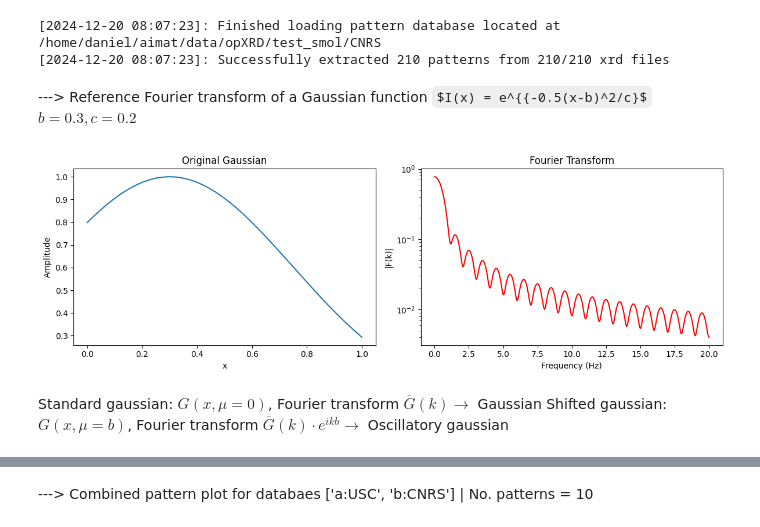
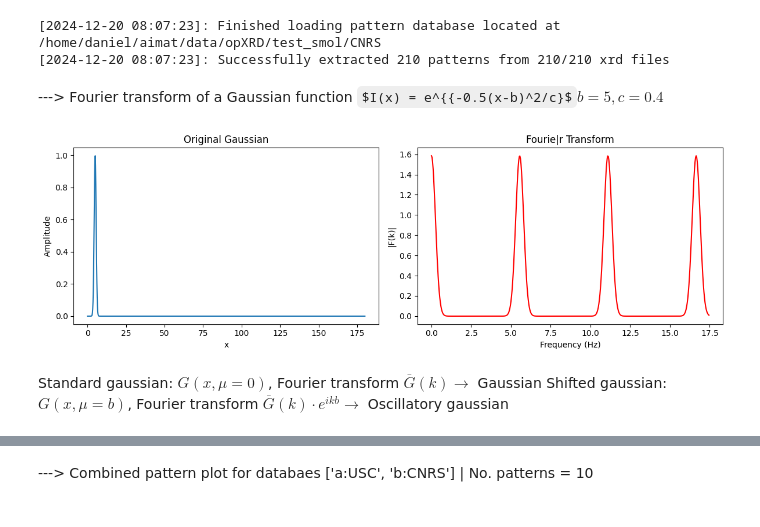
Before and after one commit to aimat-lab/opXRD, a Jupyter notebook: opxrd/plots.ipynb, the cells around one changed output, grey strips where cells are left out. Drawn from its saved outputs; the diff is of its cells as text; code cells hidden in the pictures; some formulas as TeX source.

Commit message:
opxrd: Added fourier transform notebook

```diff
--- a/opxrd/plots.ipynb
+++ b/opxrd/plots.ipynb
@@ -271,10 +21,10 @@ class DatabaseAnalyser:
 
 analyser = DatabaseAnalyser(databases=test_databases, output_dirpath='/tmp/opxrd_analysis')
 # %%
-analyser.plot_fourier_reference()
+analyser.plot_fourier_reference(b=5, c= 0.4)
 # %% [output]
----> Reference Fourier transform of a Gaussian function $I(x) = e^{{-0.5(x-b)^2/c}$$b = 0.3, c =  0.2$
+---> Fourier transform of a Gaussian function $I(x) = e^{{-0.5(x-b)^2/c}$$b = 5, c =  0.4$
-[figure, old version]
+[figure, new version]
 Standard gaussian: $G(x, \mu=0)$, Fourier transform  $\overline{G}(k) \rightarrow$ Gaussian
 Shifted gaussian: $G(x, \mu=b)$, Fourier transform $\overline{G}(k) \cdot e^{ikb} \rightarrow$ Oscillatory gaussian
 # %%
```
Also changed, not shown: parts of 3 cells of this notebook, 2 other files.
